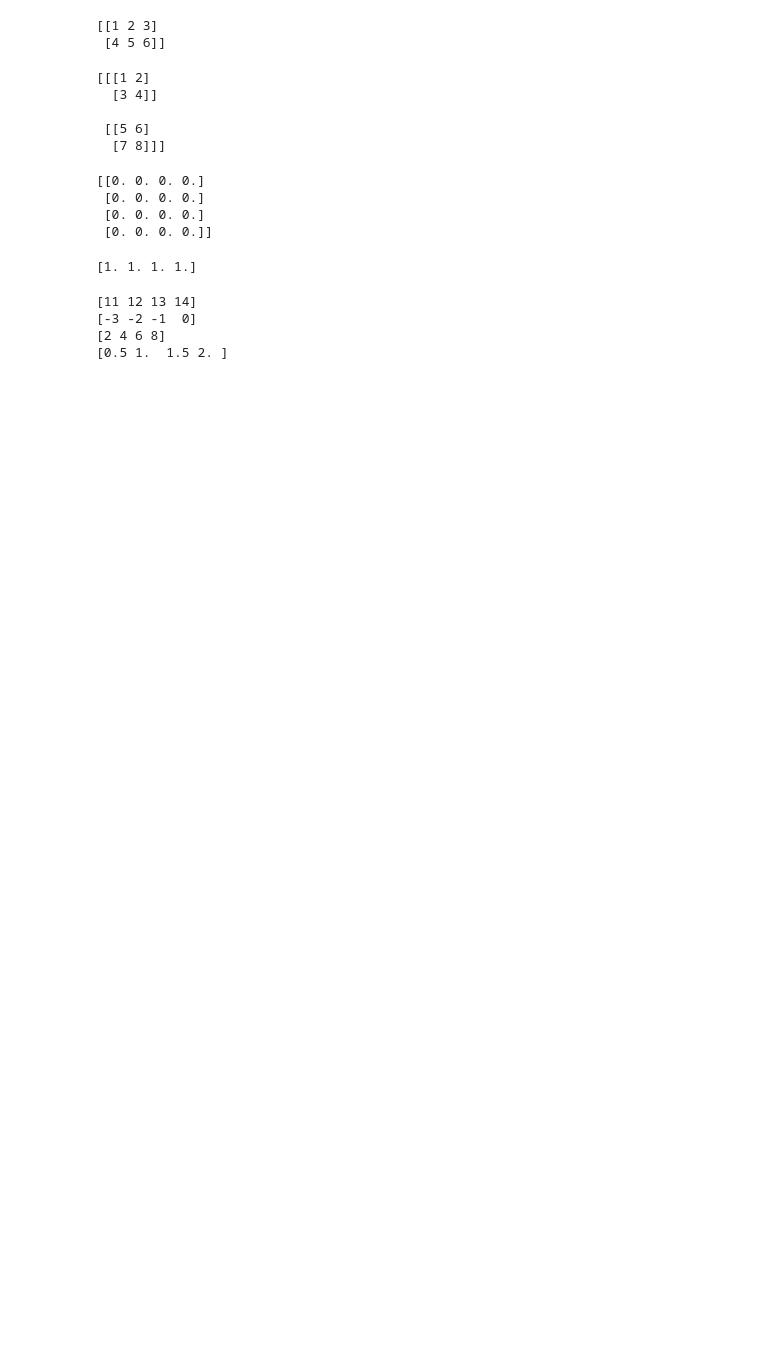
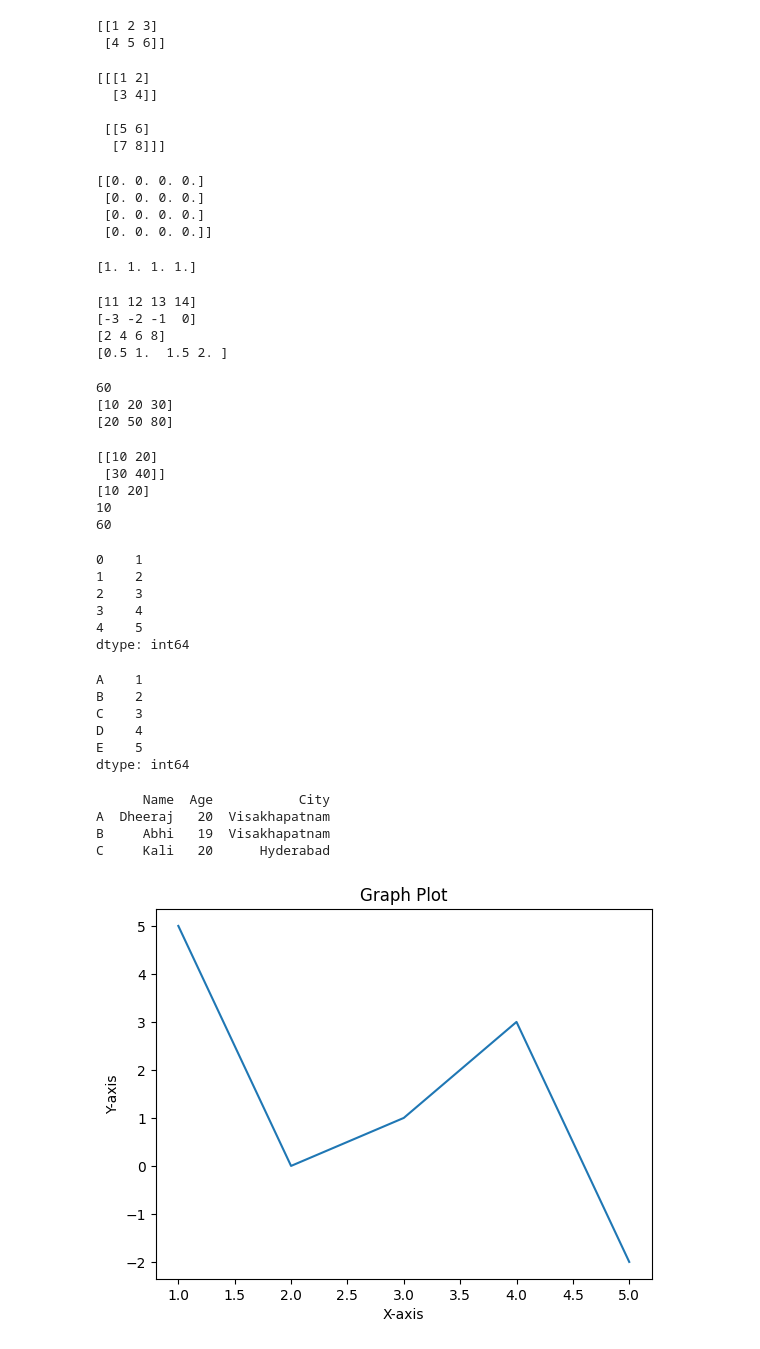
Before and after one commit to dheerajrajappikonda/EDA, a Jupyter notebook: Libraries.ipynb, the cells around one changed output. Cells and saved outputs as stored; diff of their text form; code cells hidden in the pictures; blank space fills up the shorter version.

```diff
--- a/Libraries.ipynb
+++ b/Libraries.ipynb
@@ -83,3 +83,74 @@ print(result4)
 [-3 -2 -1  0]
 [2 4 6 8]
 [0.5 1.  1.5 2. ]
+# %%
+import numpy as np
+arr_2D = np.array([[10, 20, 30], [40, 50, 60], [70, 80, 90]])
+print(arr_2D[1, 2])
+print(arr_2D[0, :])
+print(arr_2D[:, 1])
+# %% [output]
+60
+[10 20 30]
+[20 50 80]
+# %%
+import numpy as np
+arr_3D = np.array([[[10, 20], [30, 40]], [[50, 60], [70, 80]]])
+print(arr_3D[0])
+print(arr_3D[0, 0])
+print(arr_3D[0, 0, 0])
+print(arr_3D[1, 0, 1])
+# %% [output]
+[[10 20]
+ [30 40]]
+[10 20]
+10
+60
+# %%
+import pandas as pd
+num_list = [1, 2, 3, 4, 5]
+num_series = pd.Series(num_list)
+print(num_series)
+# %% [output]
+0    1
+1    2
+2    3
+3    4
+4    5
+dtype: int64
+# %%
+import pandas as pd
+num_series = pd.Series([1, 2, 3, 4, 5], index = ["A", "B", "C", "D", "E"])
+print(num_series)
+# %% [output]
+A    1
+B    2
+C    3
+D    4
+E    5
+dtype: int64
+# %%
+import pandas as pd
+data = {
+        "Name" : ["Dheeraj", "Abhi", "Kali"],
+        "Age" : [20, 19, 20],
+        "City" : ["Visakhapatnam", "Visakhapatnam", "Hyderabad"]
+}
+dataframe = pd.DataFrame(data, index = ["A", "B", "C"])
+print(dataframe)
+# %% [output]
+      Name  Age           City
+A  Dheeraj   20  Visakhapatnam
+B     Abhi   19  Visakhapatnam
+C     Kali   20      Hyderabad
+# %%
+import matplotlib.pyplot as plt
+x = [1, 2, 3, 4, 5]
+y = [5, 0, 1, 3, -2]
+plt.plot(x, y)
+plt.xlabel("X-axis")
+plt.ylabel("Y-axis")
+plt.title("Graph Plot")
+plt.show()
+# %% [output]
+[figure, added]
```
Also changed, not shown: parts of 3 cells of this notebook, 1 other file.
